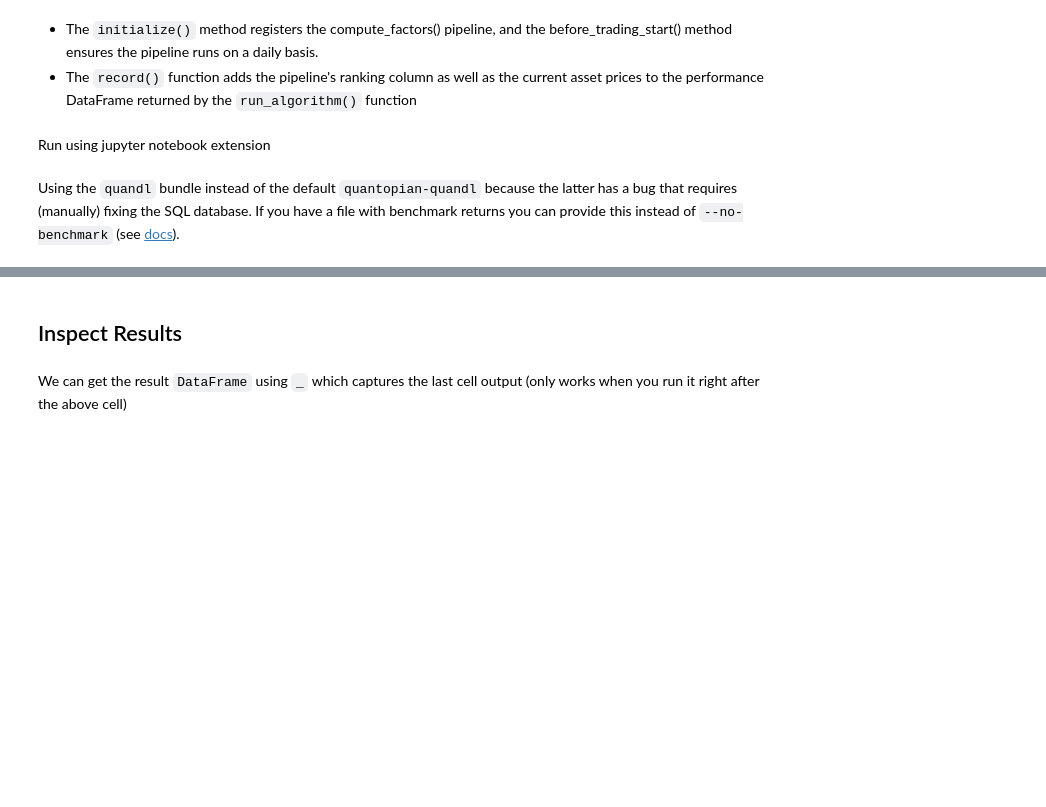
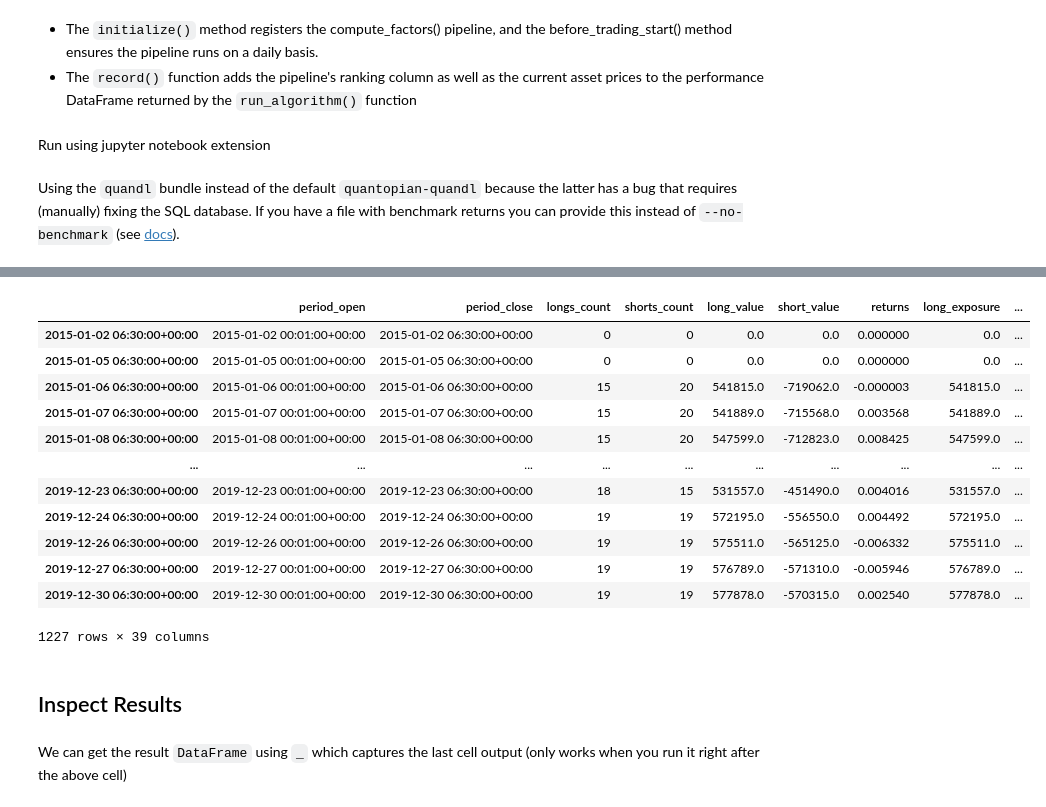
Before and after one commit to Hertz-and-Alpha/machine-learning-for-trading-korea-stock, a Jupyter notebook: 04_alpha_factor_research/04_single_factor_zipline-설명.ipynb, the cells around one changed output, grey strips where cells are left out. Cells and saved outputs as stored; diff of their text form; code cells hidden in the pictures; blank space fills up the shorter version.

Commit message:
Modify single factor zipline을 국내 주식으로 변경하는 코드 수정

```diff
--- a/04_alpha_factor_research/04_single_factor_zipline-설명.ipynb
+++ b/04_alpha_factor_research/04_single_factor_zipline-설명.ipynb
@@ -37,6 +46,4 @@ Using the `quandl` bundle instead of the default `quantopian-quandl` because the
 # %%
-%%zipline --start 2015-1-1 --end 2018-1-1 --output single_factor.pickle --no-benchmark --bundle quandl
-
 from zipline.api import (
     attach_pipeline,
     date_rules,
@@ -48,6 +55,8 @@ from zipline.api import (
     get_open_orders,
     calendars
 )
+from zipline.utils.calendars import get_calendar
+from zipline import run_algorithm
 from zipline.finance import commission, slippage
 from zipline.pipeline import Pipeline, CustomFactor
 from zipline.pipeline.factors import Returns, AverageDollarVolume
@@ -91,7 +100,9 @@ def exec_trades(data, assets, target_percent):
 
 def rebalance(context, data):
     """Compute long, short and obsolete holdings; place trade orders"""
-    factor_data = context.factor_data
+#     context.factor_data = pipeline_output('factor_pipeline')
+#     factor_data = context.factor_data
+    factor_data = pipeline_output('factor_pipeline')
     record(factor_data=factor_data.ranking)
 
     assets = factor_data.index
@@ -109,15 +120,13 @@ def rebalance(context, data):
 def initialize(context):
     """Setup: register pipeline, schedule rebalancing,
         and set trading params"""
-    attach_pipeline(compute_factors(), 'factor_pipeline')
+    attach_pipeline(pipeline=compute_factors(), name='factor_pipeline')
     schedule_function(rebalance,
                       date_rules.week_start(),
                       time_rules.market_open(),
-                      calendar=calendars.US_EQUITIES)
+                      )
     context.set_commission(commission.PerShare(cost=.01, min_trade_cost=0))
     context.set_slippage(slippage.VolumeShareSlippage())
-
-
-def before_trading_start(context, data):
-    """Run factor pipeline"""
-    context.factor_data = pipeline_output('factor_pipeline')
+# %%
+start = pd.Timestamp('2015-01-01', tz='utc')
+end = pd.Timestamp('2020-01-01', tz='utc')
@@ -124,3 +187,28 @@ def before_trading_start(context, data):
+# %%
+results = run_algorithm(start=start,
+                        end=end,
+                        initialize=initialize,
+                        capital_base=1e6,
+                        data_frequency='daily',
+                        bundle='finance_datareader',
+                        trading_calendar=get_calendar('XKRX'),
+                       )
+# %%
+results
+# %% [output]
+|  | period_open | period_close | longs_count | shorts_count | long_value | short_value | returns | long_exposure | ... |
+| 2015-01-02 06:30:00+00:00 | 2015-01-02 00:01:00+00:00 | 2015-01-02 06:30:00+00:00 | 0 | 0 | 0.0 | 0.0 | 0.000000 | 0.0 | ... |
+| 2015-01-05 06:30:00+00:00 | 2015-01-05 00:01:00+00:00 | 2015-01-05 06:30:00+00:00 | 0 | 0 | 0.0 | 0.0 | 0.000000 | 0.0 | ... |
+| 2015-01-06 06:30:00+00:00 | 2015-01-06 00:01:00+00:00 | 2015-01-06 06:30:00+00:00 | 15 | 20 | 541815.0 | -719062.0 | -0.000003 | 541815.0 | ... |
+| 2015-01-07 06:30:00+00:00 | 2015-01-07 00:01:00+00:00 | 2015-01-07 06:30:00+00:00 | 15 | 20 | 541889.0 | -715568.0 | 0.003568 | 541889.0 | ... |
+| 2015-01-08 06:30:00+00:00 | 2015-01-08 00:01:00+00:00 | 2015-01-08 06:30:00+00:00 | 15 | 20 | 547599.0 | -712823.0 | 0.008425 | 547599.0 | ... |
+| ... | ... | ... | ... | ... | ... | ... | ... | ... | ... |
+| 2019-12-23 06:30:00+00:00 | 2019-12-23 00:01:00+00:00 | 2019-12-23 06:30:00+00:00 | 18 | 15 | 531557.0 | -451490.0 | 0.004016 | 531557.0 | ... |
+| 2019-12-24 06:30:00+00:00 | 2019-12-24 00:01:00+00:00 | 2019-12-24 06:30:00+00:00 | 19 | 19 | 572195.0 | -556550.0 | 0.004492 | 572195.0 | ... |
+| 2019-12-26 06:30:00+00:00 | 2019-12-26 00:01:00+00:00 | 2019-12-26 06:30:00+00:00 | 19 | 19 | 575511.0 | -565125.0 | -0.006332 | 575511.0 | ... |
+| 2019-12-27 06:30:00+00:00 | 2019-12-27 00:01:00+00:00 | 2019-12-27 06:30:00+00:00 | 19 | 19 | 576789.0 | -571310.0 | -0.005946 | 576789.0 | ... |
+| 2019-12-30 06:30:00+00:00 | 2019-12-30 00:01:00+00:00 | 2019-12-30 06:30:00+00:00 | 19 | 19 | 577878.0 | -570315.0 | 0.002540 | 577878.0 | ... |
+1227 rows × 39 columns
 # %% [markdown]
 ## Inspect Results
 # %% [markdown]
```
Also changed, not shown: parts of 7 cells of this notebook.
